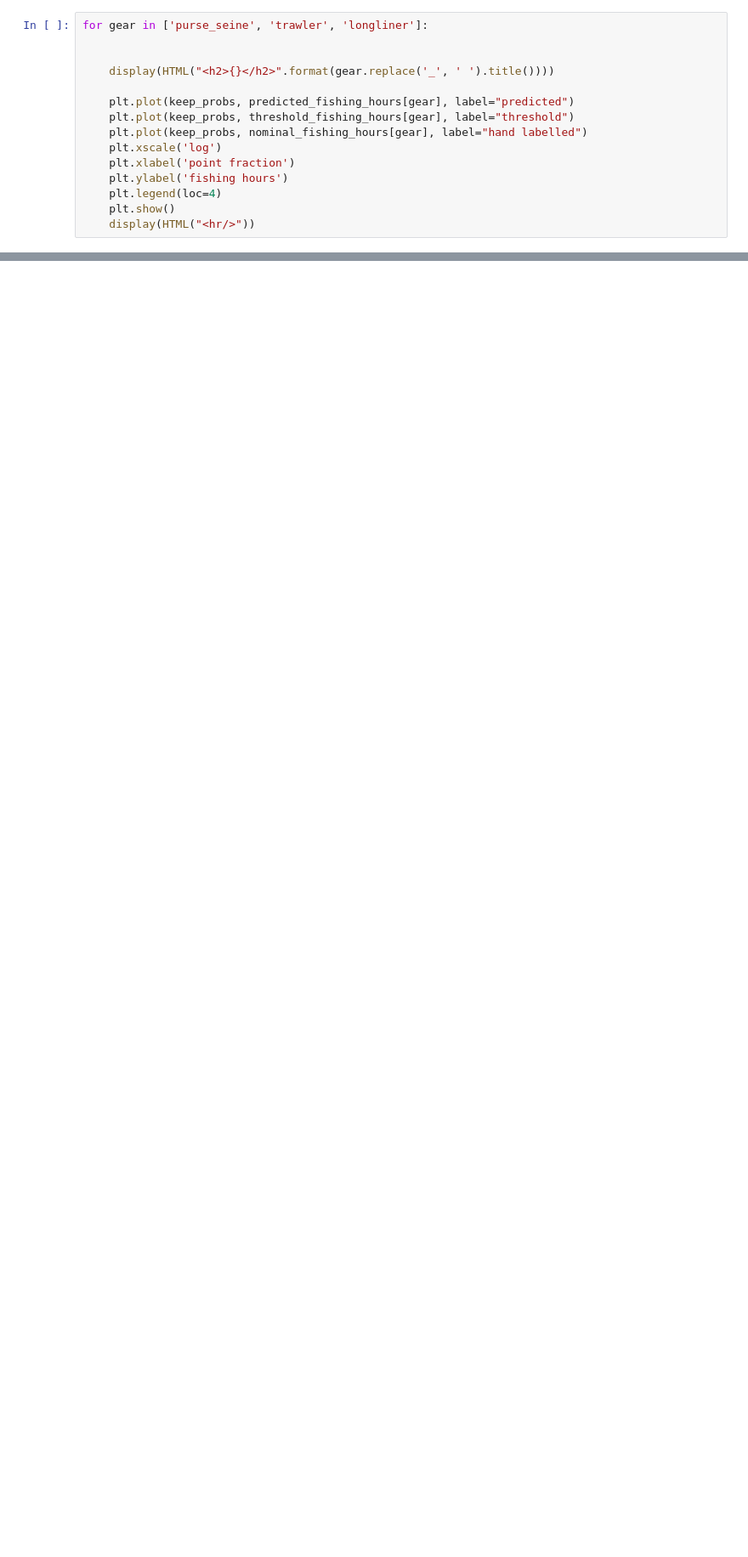
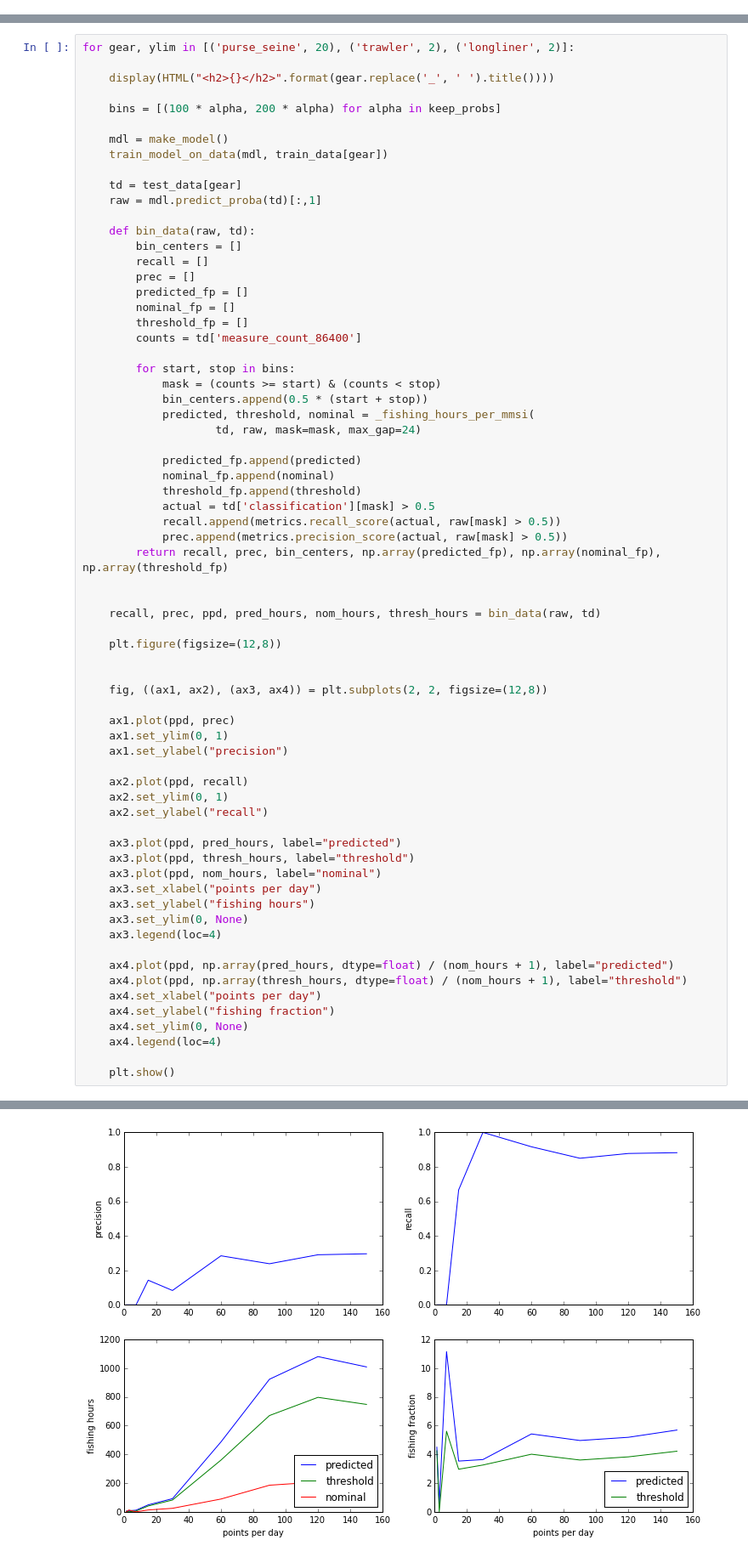
Before and after one commit to marketler/GFW_vessel_scoring, a Jupyter notebook: notebooks/Model-Sensitivity-to-AIS-Degradation.ipynb, the cells around one changed output, grey strips where cells are left out. Shown: that part at 85% size. Cells and saved outputs as stored; diff of their text form; blank space fills up the shorter version.

```diff
--- a/notebooks/Model-Sensitivity-to-AIS-Degradation.ipynb
+++ b/notebooks/Model-Sensitivity-to-AIS-Degradation.ipynb
@@ -322,15 +268,0 @@ capped at 12 hours. See functions above for details.
-# %%
-for gear in ['purse_seine', 'trawler', 'longliner']:
-
-
-    display(HTML("<h2>{}</h2>".format(gear.replace('_', ' ').title())))
-
-    plt.plot(keep_probs, predicted_fishing_hours[gear], label="predicted")
-    plt.plot(keep_probs, threshold_fishing_hours[gear], label="threshold")
-    plt.plot(keep_probs, nominal_fishing_hours[gear], label="hand labelled")
-    plt.xscale('log')
-    plt.xlabel('point fraction')
-    plt.ylabel('fishing hours')
-    plt.legend(loc=4)
-    plt.show()
-    display(HTML("<hr/>"))
@@ -806,0 +334,69 @@ Longliner
+# %%
+for gear, ylim in [('purse_seine', 20), ('trawler', 2), ('longliner', 2)]:
+
+    display(HTML("<h2>{}</h2>".format(gear.replace('_', ' ').title())))
+
+    bins = [(100 * alpha, 200 * alpha) for alpha in keep_probs]
+
+    mdl = make_model()
+    train_model_on_data(mdl, train_data[gear])
+
+    td = test_data[gear]
+    raw = mdl.predict_proba(td)[:,1]
+
+    def bin_data(raw, td):
+        bin_centers = []
+        recall = []
+        prec = []
+        predicted_fp = []
+        nominal_fp = []
+        threshold_fp = []
+        counts = td['measure_count_86400']
+
+        for start, stop in bins:
+            mask = (counts >= start) & (counts < stop)
+            bin_centers.append(0.5 * (start + stop))
+            predicted, threshold, nominal = _fishing_hours_per_mmsi(
+                    td, raw, mask=mask, max_gap=24)
+
+            predicted_fp.append(predicted)
+            nominal_fp.append(nominal)
+            threshold_fp.append(threshold)
+            actual = td['classification'][mask] > 0.5
+            recall.append(metrics.recall_score(actual, raw[mask] > 0.5))
+            prec.append(metrics.precision_score(actual, raw[mask] > 0.5))
+        return recall, prec, bin_centers, np.array(predicted_fp), np.array(nominal_fp), np.array(threshold_fp)
+
+
+    recall, prec, ppd, pred_hours, nom_hours, thresh_hours = bin_data(raw, td)
+
+    plt.figure(figsize=(12,8))
+
+
+    fig, ((ax1, ax2), (ax3, ax4)) = plt.subplots(2, 2, figsize=(12,8))
+
+    ax1.plot(ppd, prec)
+    ax1.set_ylim(0, 1)
+    ax1.set_ylabel("precision")
+
+    ax2.plot(ppd, recall)
+    ax2.set_ylim(0, 1)
+    ax2.set_ylabel("recall")
+
+    ax3.plot(ppd, pred_hours, label="predicted")
+    ax3.plot(ppd, thresh_hours, label="threshold")
+    ax3.plot(ppd, nom_hours, label="nominal")
+    ax3.set_xlabel("points per day")
+    ax3.set_ylabel("fishing hours")
+    ax3.set_ylim(0, None)
+    ax3.legend(loc=4)
+
+    ax4.plot(ppd, np.array(pred_hours, dtype=float) / (nom_hours + 1), label="predicted")
+    ax4.plot(ppd, np.array(thresh_hours, dtype=float) / (nom_hours + 1), label="threshold")
+    ax4.set_xlabel("points per day")
+    ax4.set_ylabel("fishing fraction")
+    ax4.set_ylim(0, None)
+    ax4.legend(loc=4)
+
+    plt.show()
+# %% [output]
@@ -806,0 +405 @@ Longliner
+[figure, added]
```
Also changed, not shown: parts of 23 cells of this notebook.
